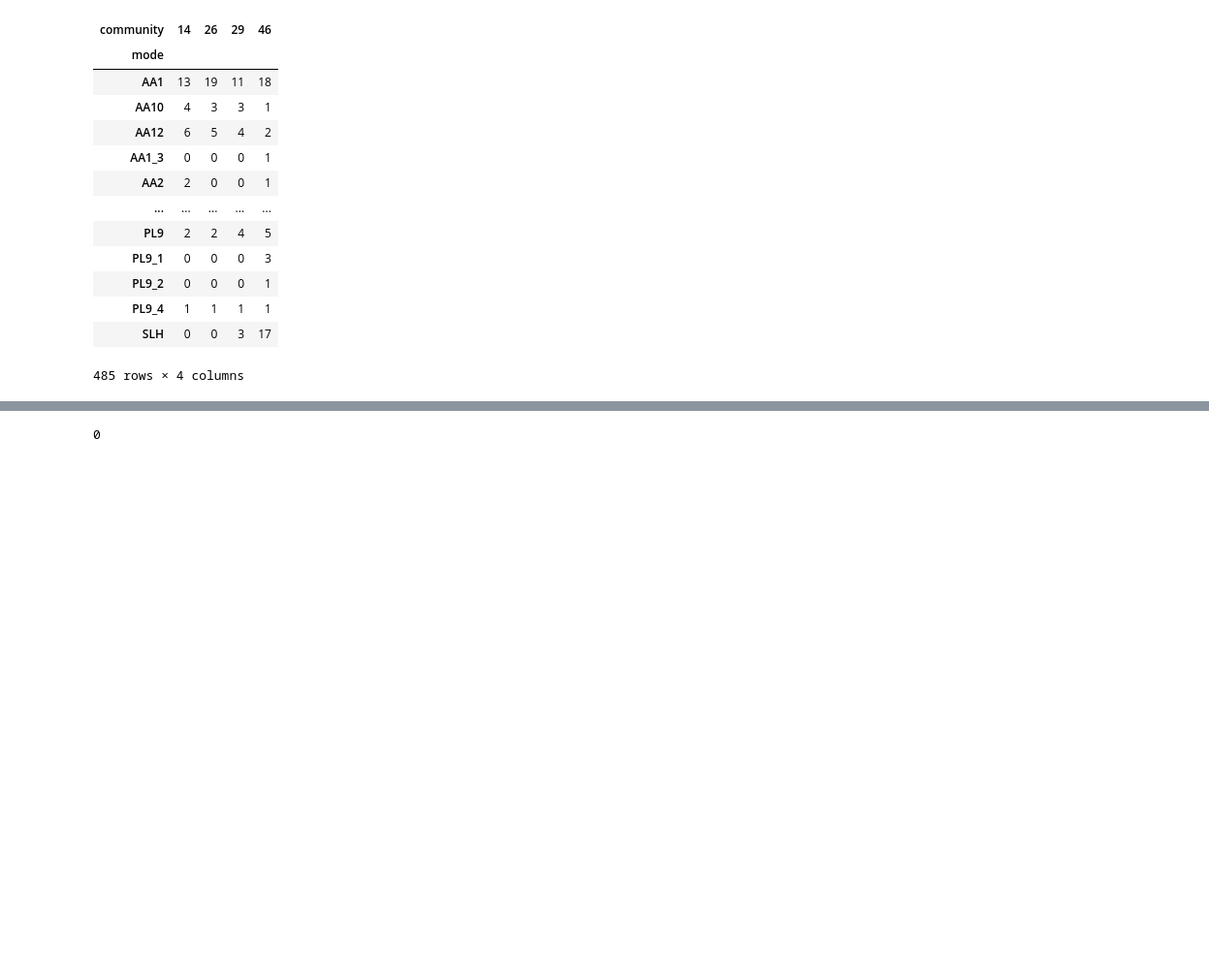
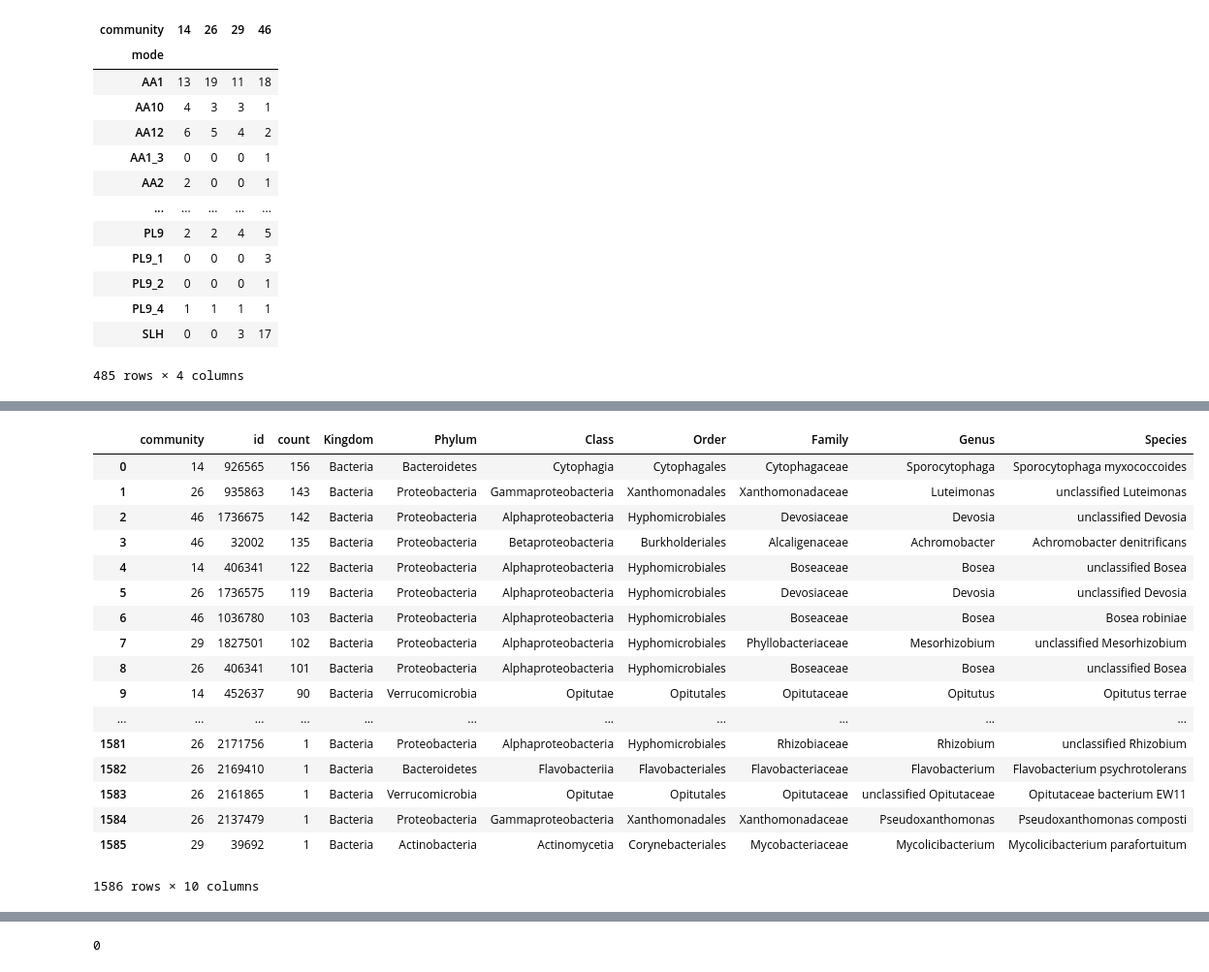
Before and after one commit to crabron/ARRIAM, a Jupyter notebook: communities.ipynb, the cells around one changed output, grey strips where cells are left out. Shown at 97% size. Saved outputs shown, nothing was run; the diff lists cells and outputs as text; code cells hidden in the pictures; blank space fills up the shorter version.

```diff
--- a/communities.ipynb
+++ b/communities.ipynb
@@ -482,0 +535,4 @@ df_taxa
+# %%
+df_taxa_ids = df_taxa.iloc[:, 2:10]
+df_taxa_ids = df_taxa_ids.drop_duplicates()
+df_taxa_ids
@@ -482,0 +591,27 @@ df_taxa
+# %%
+pd.set_option('display.max_rows', 500)
+pd.set_option('display.min_rows', 100)
+
+taxa_allcounted = df_taxa.groupby(['community', 'id']).count().sort_values('contig', ascending=False).reset_index().iloc[:, :3].rename(columns={"contig": "count"})
+taxa_allcounted = taxa_allcounted.merge(df_taxa_ids, on='id', how='left')
+# taxa_allcounted.query('community == 14')
+taxa_allcounted
+# %% [output]
+|  | community | id | count | Kingdom | Phylum | Class | Order | Family | Genus | Species |
+| 0 | 14 | 926565 | 156 | Bacteria | Bacteroidetes | Cytophagia | Cytophagales | Cytophagaceae | Sporocytophaga | Sporocytophaga myxococcoides |
+| 1 | 26 | 935863 | 143 | Bacteria | Proteobacteria | Gammaproteobacteria | Xanthomonadales | Xanthomonadaceae | Luteimonas | unclassified Luteimonas |
+| 2 | 46 | 1736675 | 142 | Bacteria | Proteobacteria | Alphaproteobacteria | Hyphomicrobiales | Devosiaceae | Devosia | unclassified Devosia |
+| 3 | 46 | 32002 | 135 | Bacteria | Proteobacteria | Betaproteobacteria | Burkholderiales | Alcaligenaceae | Achromobacter | Achromobacter denitrificans |
+| 4 | 14 | 406341 | 122 | Bacteria | Proteobacteria | Alphaproteobacteria | Hyphomicrobiales | Boseaceae | Bosea | unclassified Bosea |
+| 5 | 26 | 1736575 | 119 | Bacteria | Proteobacteria | Alphaproteobacteria | Hyphomicrobiales | Devosiaceae | Devosia | unclassified Devosia |
+| 6 | 46 | 1036780 | 103 | Bacteria | Proteobacteria | Alphaproteobacteria | Hyphomicrobiales | Boseaceae | Bosea | Bosea robiniae |
+| 7 | 29 | 1827501 | 102 | Bacteria | Proteobacteria | Alphaproteobacteria | Hyphomicrobiales | Phyllobacteriaceae | Mesorhizobium | unclassified Mesorhizobium |
+| 8 | 26 | 406341 | 101 | Bacteria | Proteobacteria | Alphaproteobacteria | Hyphomicrobiales | Boseaceae | Bosea | unclassified Bosea |
+| 9 | 14 | 452637 | 90 | Bacteria | Verrucomicrobia | Opitutae | Opitutales | Opitutaceae | Opitutus | Opitutus terrae |
+| ... | ... | ... | ... | ... | ... | ... | ... | ... | ... | ... |
+| 1581 | 26 | 2171756 | 1 | Bacteria | Proteobacteria | Alphaproteobacteria | Hyphomicrobiales | Rhizobiaceae | Rhizobium | unclassified Rhizobium |
+| 1582 | 26 | 2169410 | 1 | Bacteria | Bacteroidetes | Flavobacteriia | Flavobacteriales | Flavobacteriaceae | Flavobacterium | Flavobacterium psychrotolerans |
+| 1583 | 26 | 2161865 | 1 | Bacteria | Verrucomicrobia | Opitutae | Opitutales | Opitutaceae | unclassified Opitutaceae | Opitutaceae bacterium EW11 |
+| 1584 | 26 | 2137479 | 1 | Bacteria | Proteobacteria | Gammaproteobacteria | Xanthomonadales | Xanthomonadaceae | Pseudoxanthomonas | Pseudoxanthomonas composti |
+| 1585 | 29 | 39692 | 1 | Bacteria | Actinobacteria | Actinomycetia | Corynebacteriales | Mycobacteriaceae | Mycolicibacterium | Mycolicibacterium parafortuitum |
+1586 rows × 10 columns
```
Also changed, not shown: parts of 27 cells of this notebook.
